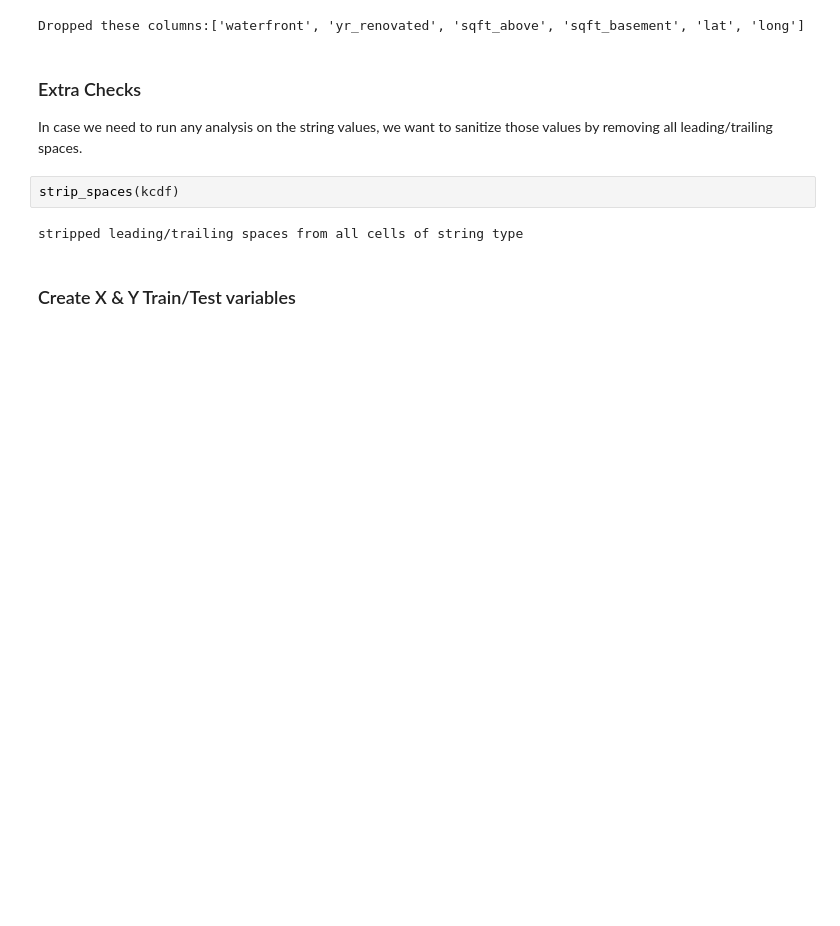
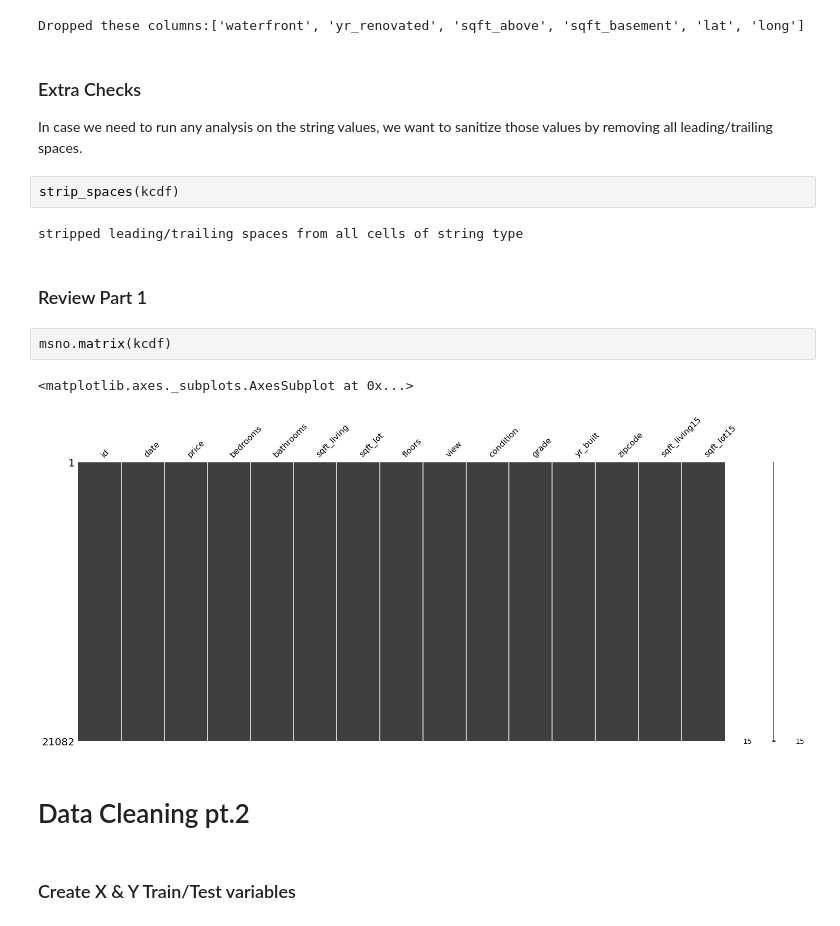
Before and after one commit to jonnelbenjamin/coachmod4project, a Jupyter notebook: 2_data_cleaning.ipynb, the cells around one changed output. Saved outputs shown, nothing was run; the diff lists cells and outputs as text; blank space fills up the shorter version.

```diff
--- a/2_data_cleaning.ipynb
+++ b/2_data_cleaning.ipynb
@@ -174,5 +96,14 @@ In case we need to run any analysis on the string values, we want to sanitize th
 strip_spaces(kcdf)
 # %% [output]
 stripped leading/trailing spaces from all cells of string type
+# %% [markdown]
+### Review Part 1
+# %%
+msno.matrix(kcdf)
+# %% [output]
+<matplotlib.axes._subplots.AxesSubplot at 0x...>
+[figure, added]
+# %% [markdown]
+# Data Cleaning pt.2
 # %% [markdown]
 ### Create X & Y Train/Test variables
```
Also changed, not shown: parts of 35 cells of this notebook, 4 other files.
